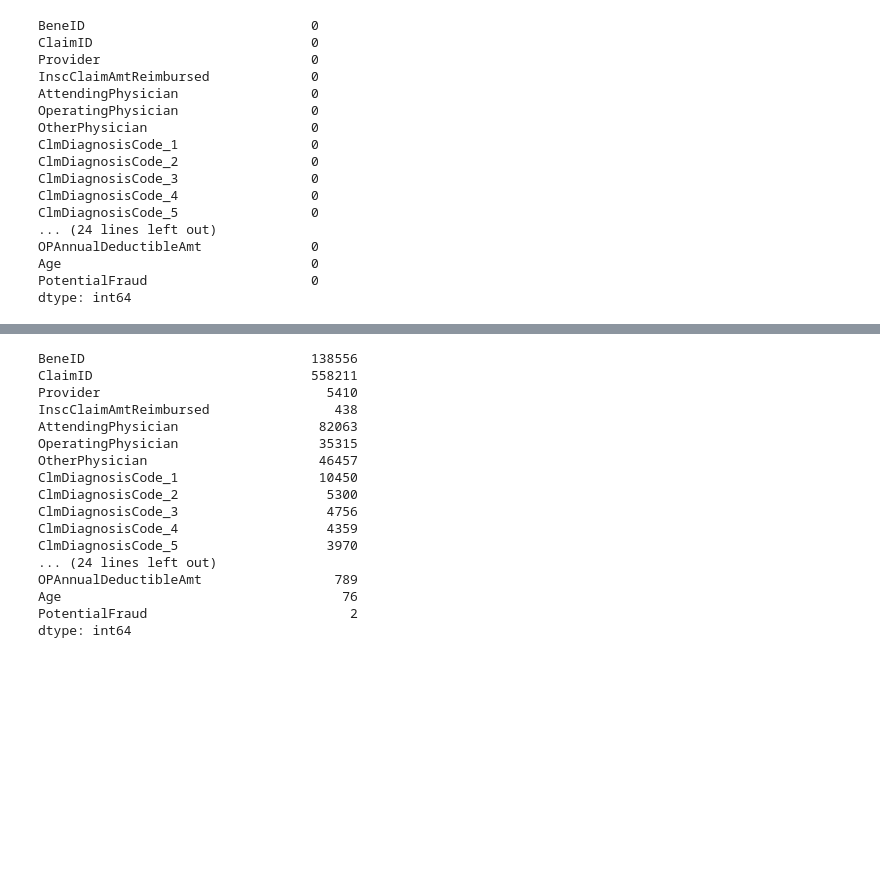
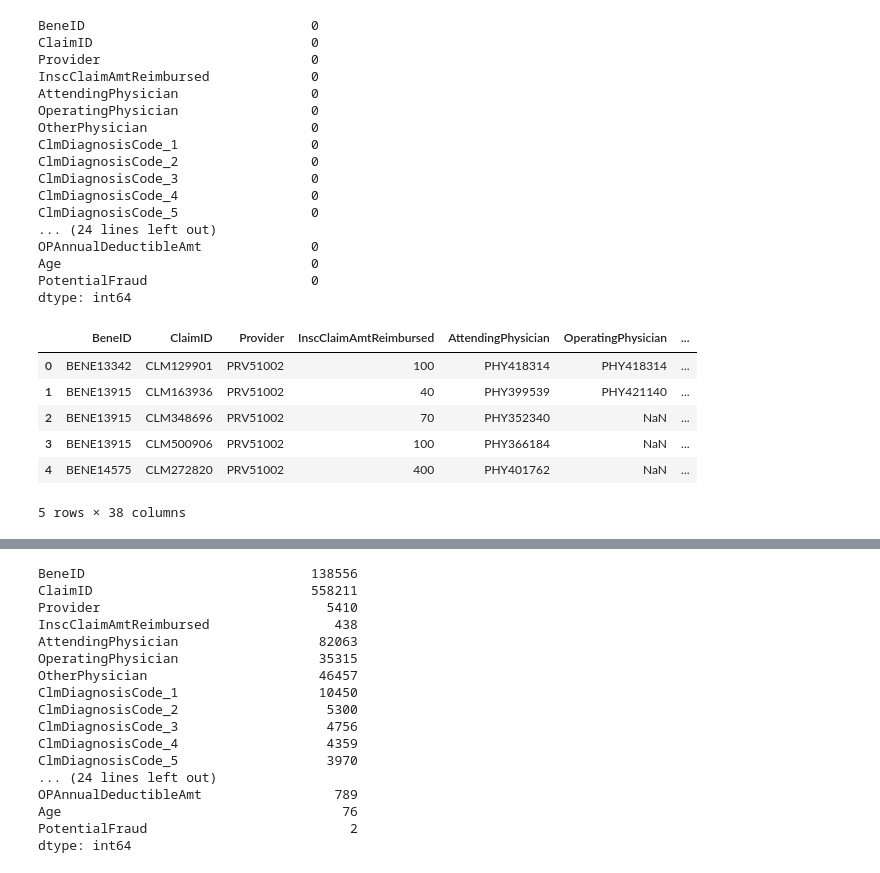
Before and after one commit to mahadevan17/Blockchain_based_claims_proccessing, a Jupyter notebook: machineLearning/Health_claim_ML.ipynb, the cells around one changed output, grey strips where cells are left out. Cells and saved outputs as stored; diff of their text form; code cells hidden in the pictures; blank space fills up the shorter version.

```diff
--- a/machineLearning/Health_claim_ML.ipynb
+++ b/machineLearning/Health_claim_ML.ipynb
@@ -402,6 +402,7 @@ Final_data.to_csv('Final_data.csv', index=False)
 # %%
 print("the final shape: ",Final_data.shape)
 print("final test shape: ",Final_data_test.shape)
+d=Final_data_test
 Final_data.isna().sum()
 # %% [output]
 the final shape:  (558211, 39)
@@ -423,6 +424,16 @@ OPAnnualDeductibleAmt              0
 Age                                0
 PotentialFraud                     0
 dtype: int64
+# %%
+d.head()
+# %% [output]
+|  | BeneID | ClaimID | Provider | InscClaimAmtReimbursed | AttendingPhysician | OperatingPhysician | ... |
+| 0 | BENE13342 | CLM129901 | PRV51002 | 100 | PHY418314 | PHY418314 | ... |
+| 1 | BENE13915 | CLM163936 | PRV51002 | 40 | PHY399539 | PHY421140 | ... |
+| 2 | BENE13915 | CLM348696 | PRV51002 | 70 | PHY352340 | NaN | ... |
+| 3 | BENE13915 | CLM500906 | PRV51002 | 100 | PHY366184 | NaN | ... |
+| 4 | BENE14575 | CLM272820 | PRV51002 | 400 | PHY401762 | NaN | ... |
+5 rows × 38 columns
 # %%
 Final_data.head()
 # %% [output]
```
Also changed, not shown: parts of 15 cells of this notebook, 2 other files.
